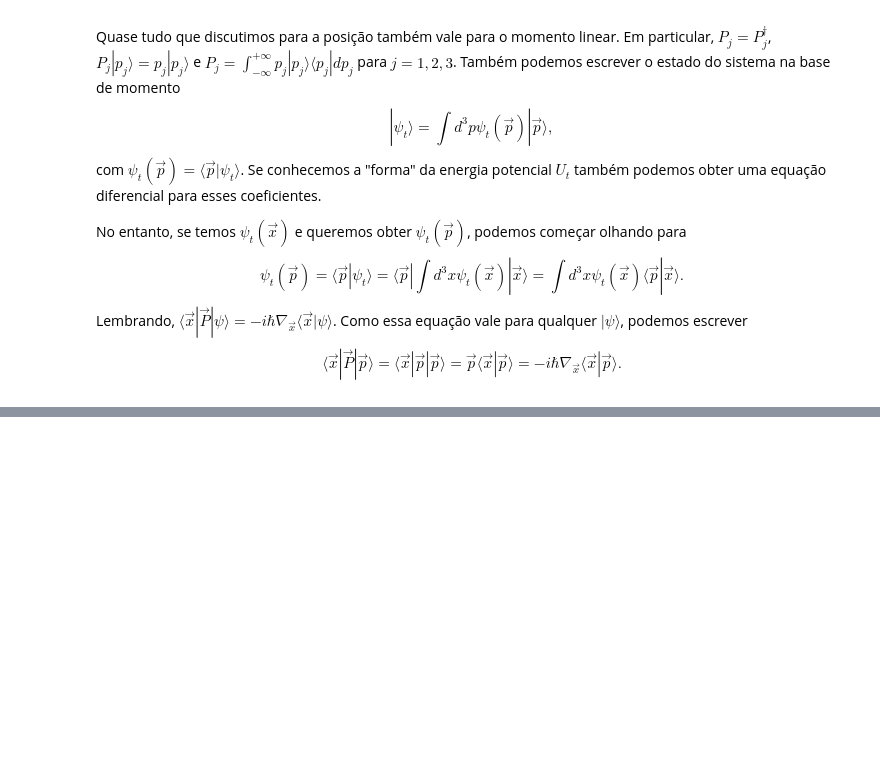
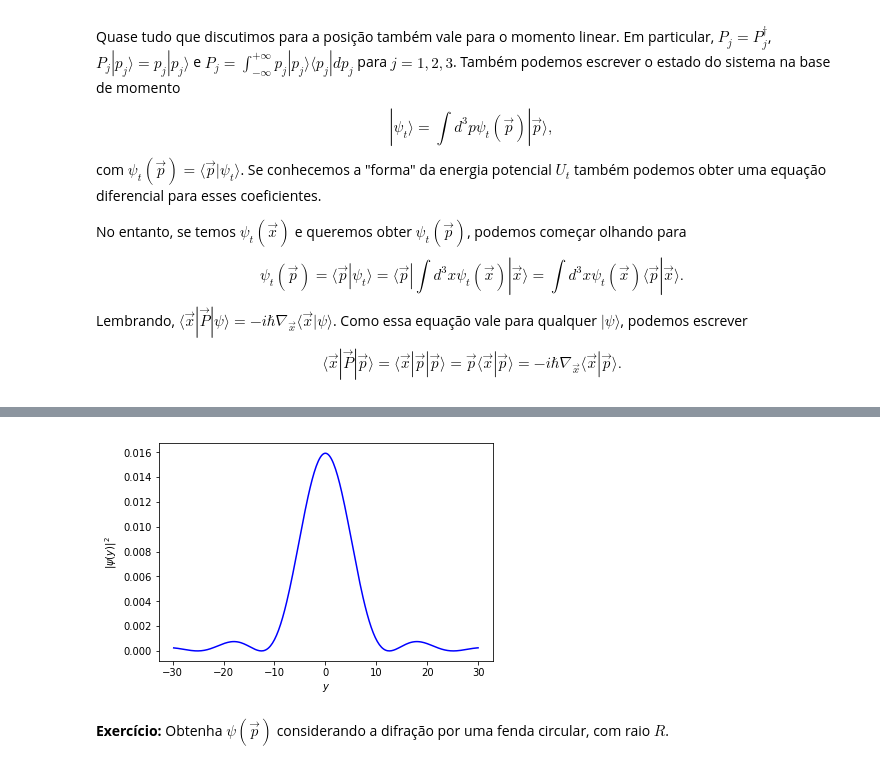
Before and after one commit to jonasmaziero/mecanica_quantica, a Jupyter notebook: 08_position.ipynb, the cells around one changed output, grey strips where cells are left out. Drawn from its saved outputs; the diff is of its cells as text; code cells hidden in the pictures; blank space fills up the shorter version.

```diff
--- a/08_position.ipynb
+++ b/08_position.ipynb
@@ -353,0 +387,28 @@ com $k,d\in\mathbb{R}$. Para este estado, calcule o desvio padrão da posição
+# %%
+def difract(p,w,l):
+    hb = 1
+    pwth = 1
+    N = 300
+    xv = np.zeros(N)
+    yv = np.zeros(N)
+    dx = 60/N
+    x = -30
+    for j in range(0,N):
+        x += dx
+        xv[j] = x
+        #yv[j] = (sin((x*pwth)/pi)**2)/(pwth*x**2)
+        yv[j] = ((2*hb)/(pi*w))*(pow(sin((p*w*x)/(2*hb*l)),2)/(pow(p,2)*pow(x,2)/pow(l,2)))
+    plt.plot(xv, yv, color = 'blue')
+    plt.xlabel('$y$')
+    plt.ylabel('$|\psi(y)|^{2}$')
+    axes = plt.gca()
+    #plt.xlim([-15,15])
+    #plt.ylim([0,])
+    plt.show()
+# %%
+#interactive(difract(poth), poth = (1,2))
+difract(10,0.1,2)
+# %% [output]
+[figure, added]
+# %% [markdown]
+__Exercício:__ Obtenha $\psi(\vec{p})$ considerando a difração por uma fenda circular, com raio $R$.
```
Also changed, not shown: parts of 15 cells of this notebook, 9 other files.
